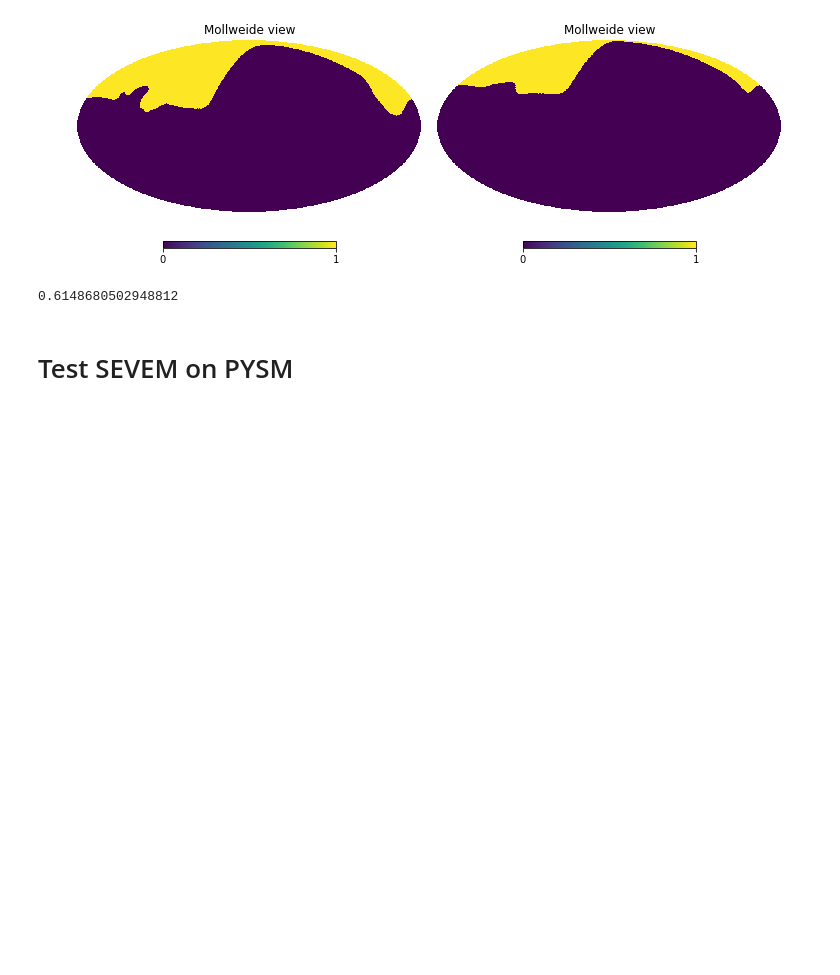
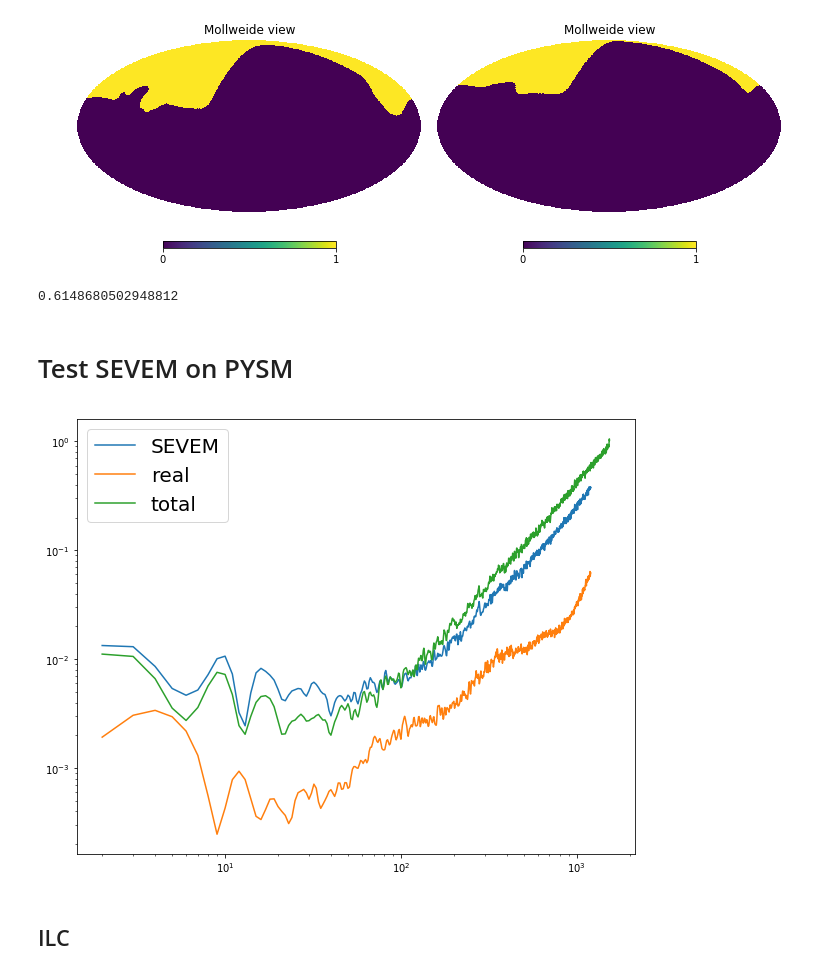
Before and after one commit to yaojian95/Ali_foreground, a Jupyter notebook: codes/SEVEM.ipynb, the cells around one changed output. Saved outputs shown, nothing was run; the diff lists cells and outputs as text; code cells hidden in the pictures; blank space fills up the shorter version.

```diff
--- a/codes/SEVEM.ipynb
+++ b/codes/SEVEM.ipynb
@@ -259,9 +275,26 @@ tem2 = total[2,0] - total[1,0]
 # %%
-fun_std = lambda x :np.std(total[0,0] - x[0]*tem1 - x[1]*tem2)
+for s in range(0,3):
 
-results = opt.minimize(fun_std, (0, 0), method = methods[0])
+    tem1 = total_pysm[1,s] - total_pysm[0,s]
+    tem2 = total_pysm[2,s] - total_pysm[1,s]
+
+    fun_std = lambda x :np.std(total_pysm[0,s] - x[0]*tem1 - x[1]*tem2)
+
+    results = opt.minimize(fun_std, (0, 0), method = methods[0])
+    cmb_new[s] = total_pysm[0,s] - results['x'][0]*tem1 - results['x'][1]*tem2
-# %%
-cmb_new = total[0,0] - results['x'][0]*tem1 - results['x'][1]*tem2
 # %%
-cl_new = hp.anafast(cmb_new, lmax = lmax)
-cl_real = hp.anafast(cmb[0][0],lmax = lmax)
+cl_new = hp.anafast(cmb_new, lmax = lmax + 200)
+# %%
+tcl = hp.anafast(total_pysm[0])
+# %%
+mode = 2
+plot_ps(cl_new[mode], _nside = nside, label='SEVEM')
+plot_ps(cl_real[mode], _nside = nside, label = 'real')
+
+# plot_ps(cl_real0, _nside = nside)
+
+plot_ps(tcl[mode], _nside = nside, label = 'total')
+# %% [output]
+[figure, added]
+# %% [markdown]
+## ILC
```
Also changed, not shown: parts of 17 cells of this notebook.
